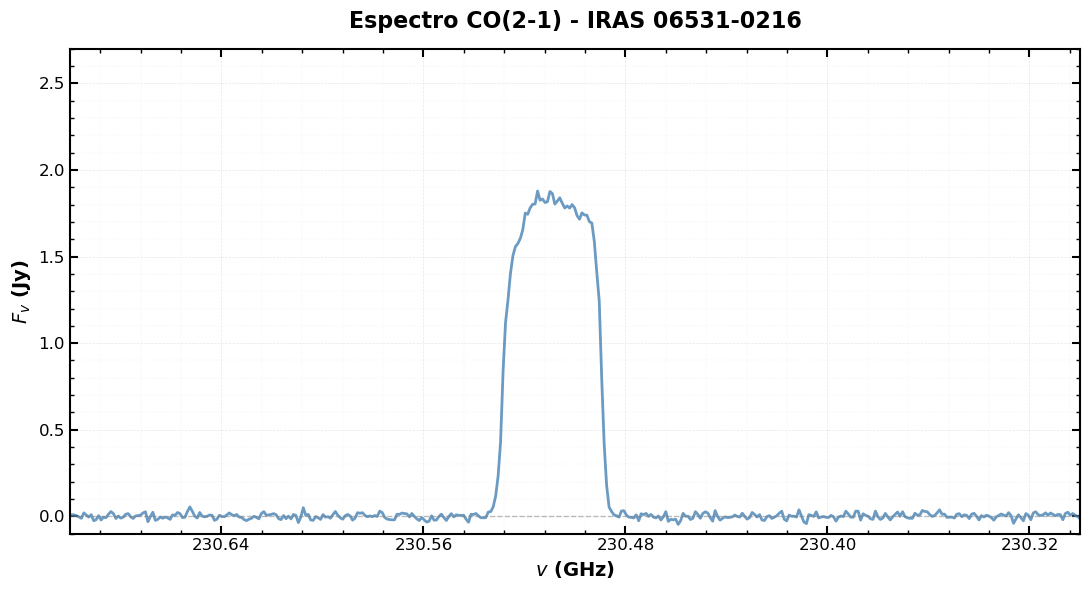
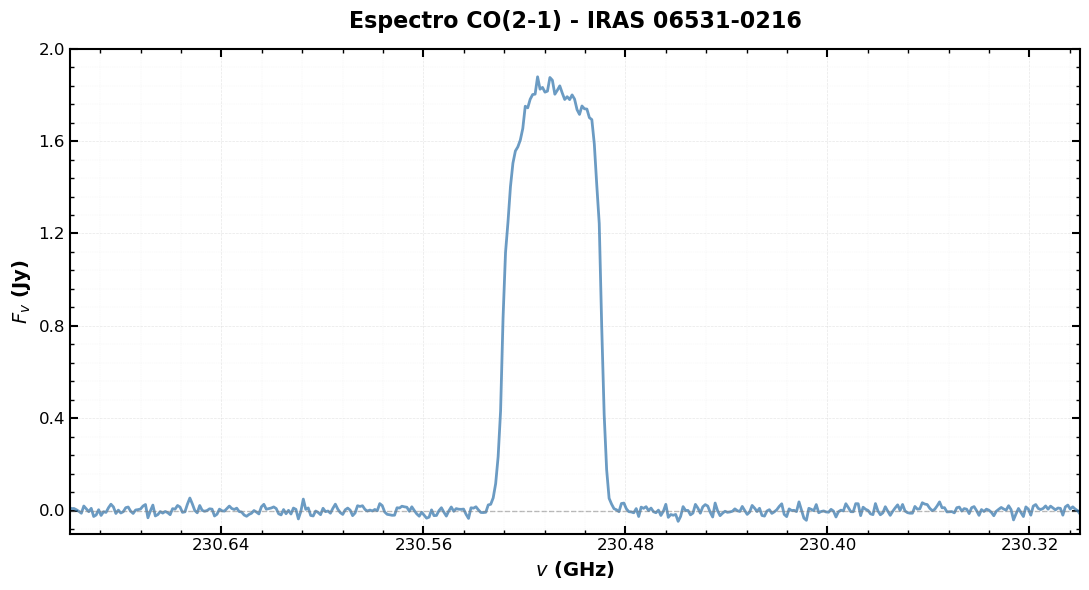
Unified diff of the notebook cell whose output changed from the first chart to the second:
--- before
+++ after
@@ -16,5 +16,5 @@
 
 ax.set_xlim(lim_CO_2to1_IRAS_06531_231)
-ax.set_ylim(-0.1, 2.7)
+ax.set_ylim(-0.1, 2.0)
 
 ax.xaxis.set_major_locator(MaxNLocator(6))

Commit: Refactor code structure for improved readability and maintainability